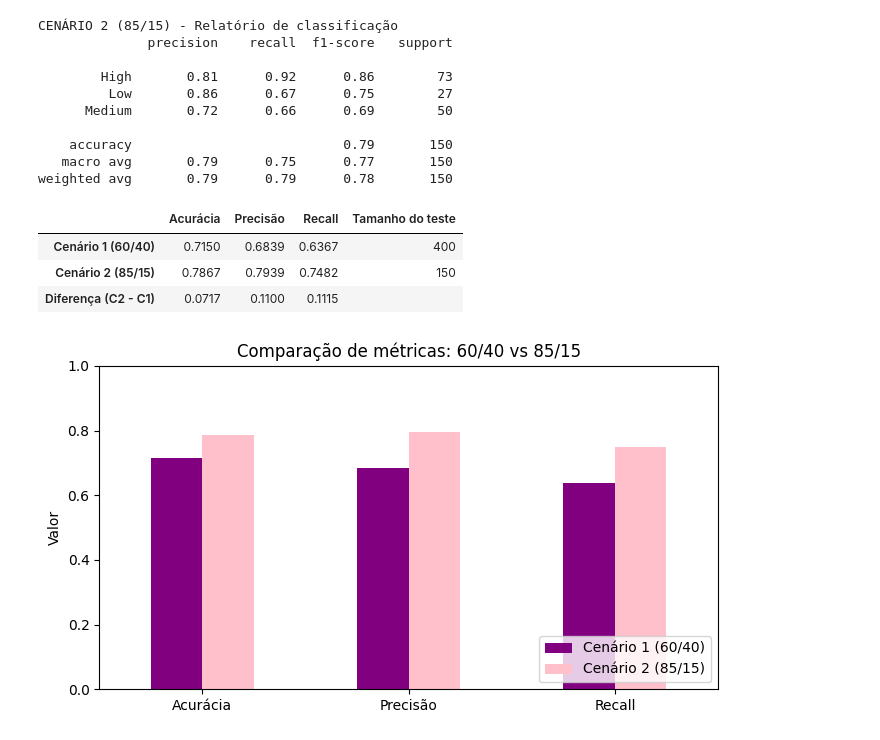
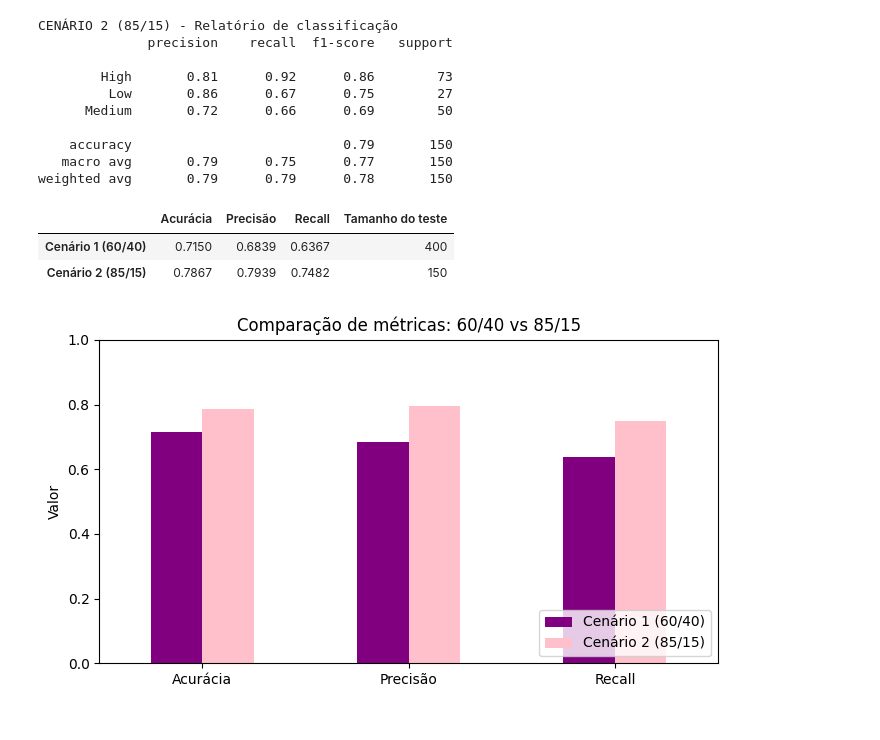
Before and after one commit to equipe31ccpj/Sprint4-Modelagem-Linear-para-Aprendizado-de-M-quina, a Jupyter notebook: Challenge_Sprint_IV_Modelagem_Linear.ipynb, the cells around one changed output. Cells and saved outputs as stored; diff of their text form; code cells hidden in the pictures.

```diff
--- a/Challenge_Sprint_IV_Modelagem_Linear.ipynb
+++ b/Challenge_Sprint_IV_Modelagem_Linear.ipynb
@@ -196,38 +186,34 @@ CENÁRIO 2 (85/15) - Relatório de classificação
    macro avg       0.79      0.75      0.77       150
 weighted avg       0.79      0.79      0.78       150
 # %%
-# Criando o dicionário de resultados com as métricas reais dos dois cenários
+# Criando o dicionário de resultados direto e sem complicações
 resultados = {
     'Cenário 1 (60/40)': {
         'Acurácia': accuracy_score(y_test1, y_pred1),
         'Precisão': precision_score(y_test1, y_pred1, average='macro', zero_division=0),
         'Recall': recall_score(y_test1, y_pred1, average='macro', zero_division=0),
-        'Tamanho do teste': len(y_test1)
+        'Tamanho do teste': int(len(y_test1))
     },
     'Cenário 2 (85/15)': {
         'Acurácia': accuracy_score(y_test2, y_pred2),
         'Precisão': precision_score(y_test2, y_pred2, average='macro', zero_division=0),
         'Recall': recall_score(y_test2, y_pred2, average='macro', zero_division=0),
-        'Tamanho do teste': len(y_test2)
+        'Tamanho do teste': int(len(y_test2))
     }
 }
 
-# d) Tabela comparativa dos dois cenários
-comparacao = pd.DataFrame(resultados).T
+comparacao = pd.DataFrame(resultados).T.round(4)
+
 comparacao['Tamanho do teste'] = comparacao['Tamanho do teste'].astype(int)
-comparacao = comparacao.round(4)
 
-# Diferença entre os cenários (Cenário 2 - Cenário 1)
-dif = (comparacao.iloc[1, :3] - comparacao.iloc[0, :3]).round(4)
-comparacao.loc['Diferença (C2 - C1)'] = list(dif) + ['']
+# Salva o arquivo CSV limpo
+comparacao.to_csv('metricas_cenarios.csv')
 
-comparacao.to_csv('metricas_cenarios.csv')
 comparacao
 # %% [output]
 |  | Acurácia | Precisão | Recall | Tamanho do teste |
 | Cenário 1 (60/40) | 0.7150 | 0.6839 | 0.6367 | 400 |
 | Cenário 2 (85/15) | 0.7867 | 0.7939 | 0.7482 | 150 |
-| Diferença (C2 - C1) | 0.0717 | 0.1100 | 0.1115 |  |
 # %%
 # Defina as cores desejadas para cada cenário (roxo e rosa)
 cores = ['purple', 'pink']
```
Also changed, not shown: parts of 8 cells of this notebook.
